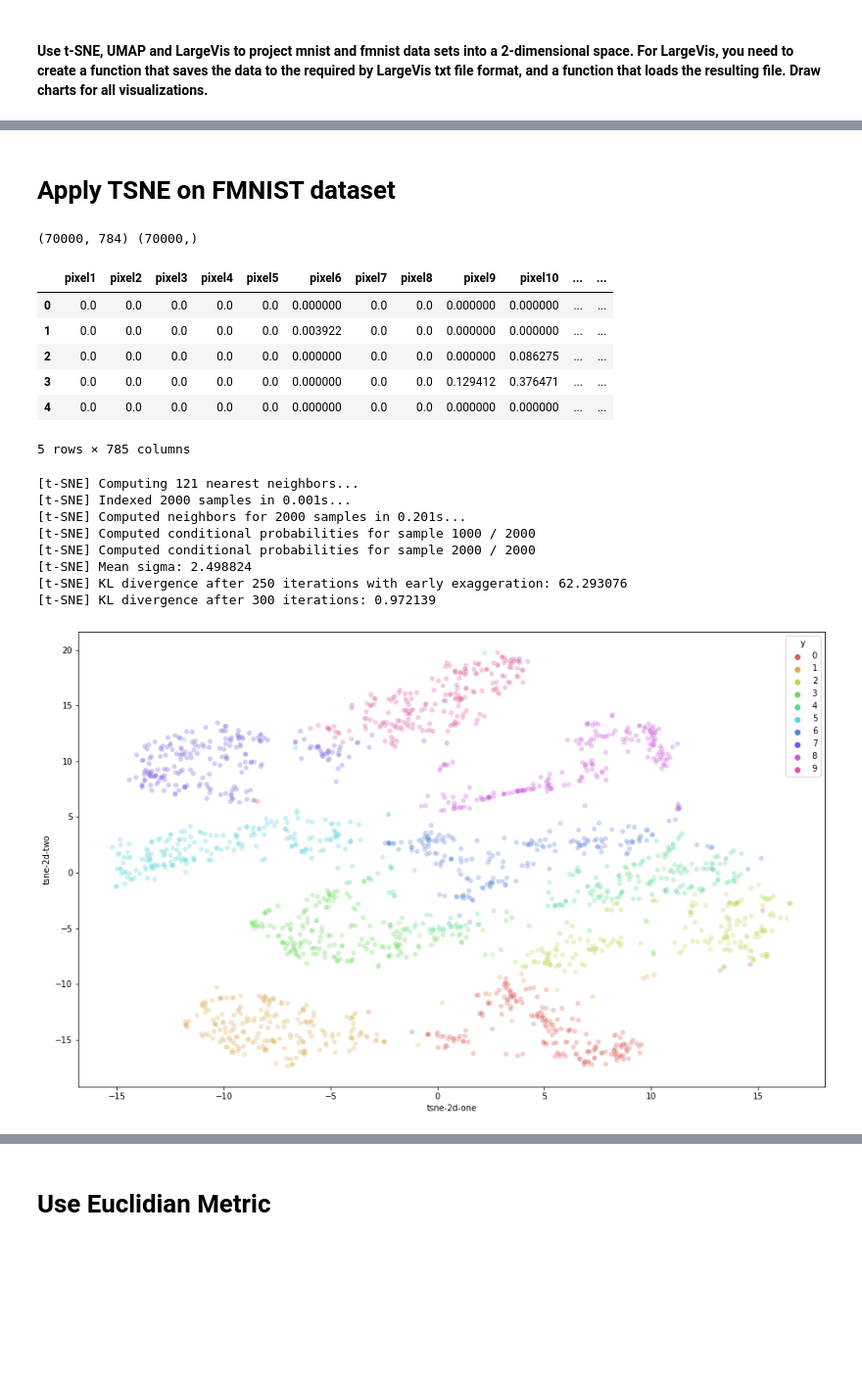
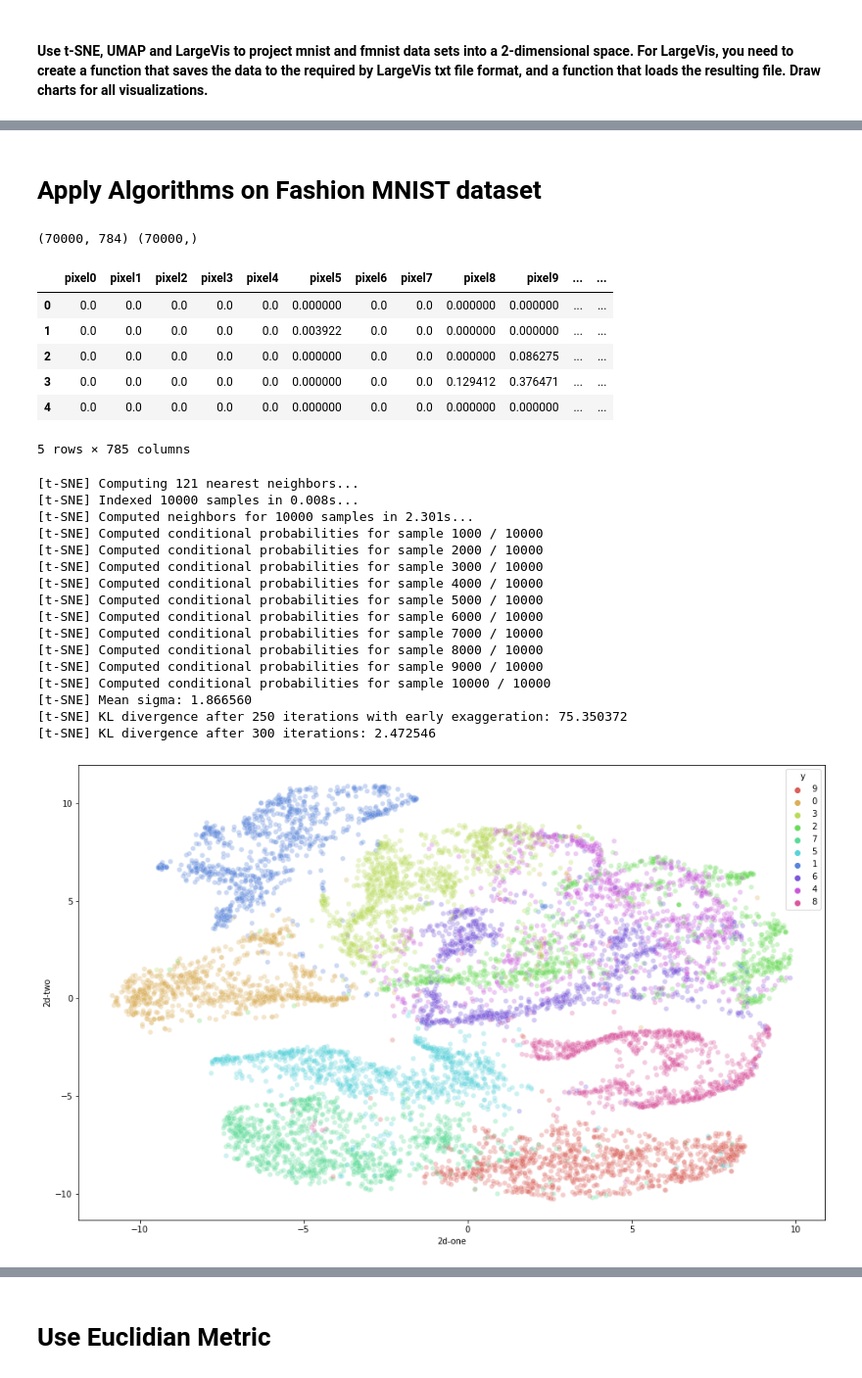
Before and after one commit to matt628/visualizing-big-datasets, a Jupyter notebook: lab3/lab3.ipynb, the cells around one changed output, grey strips where cells are left out. Shown at 98% size. Drawn from its saved outputs; the diff is of its cells as text; code cells hidden in the pictures; blank space fills up the shorter version.

```diff
--- a/lab3/lab3.ipynb
+++ b/lab3/lab3.ipynb
@@ -62,10 +65,23 @@ plt.show()
 # %%
-def dataset_to_df(dataset, amount=2000):
+def dataset_to_df(dataset, amount=10000):
     X = dataset.data / 255.0
     y = dataset.target
     print(X.shape, y.shape)
-    feat_cols = [ 'pixel'+str(i) for i in range(1, X.shape[1]) ]
-    df = pd.DataFrame(X[0:amount],columns=feat_cols)
+    feat_cols = ['pixel' + str(i) for i in range(0, X.shape[1])]
+    df = pd.DataFrame(X[0:amount], columns=feat_cols)
     df['y'] = y[0:amount]
-    df['label'] = df['y'].apply(lambda i: str(i))
+    # df['label'] = df['y'].apply(lambda i: str(i))
     return df
+
+
+def visualize_embedding(df, embedding):
+    df['2d-one'] = embedding[:, 0]
+    df['2d-two'] = embedding[:, 1]
+    plt.figure(figsize=(16, 10))
+    sn.scatterplot(
+        x="2d-one", y="2d-two",
+        hue="y",
+        palette=sn.color_palette("hls", 10),
+        data=df,
+        legend="full",
+        alpha=0.3)
@@ -118,13 +152,11 @@ visualize_tsne(mnist_df, tsne_result_mnist)
 # %% [markdown]
-# Apply TSNE on FMNIST dataset
+# Apply Algorithms on Fashion MNIST dataset
-# %%
-fmnist = sklearn.datasets.fetch_openml('Fashion-MNIST')
 # %%
-fmnist_df = dataset_to_df(fmnist)
-fmnist_df.head(5)
+fashion_mnist_df = dataset_to_df(fmnist)
+fashion_mnist_df.head(5)
 # %% [output]
 (70000, 784) (70000,)
-|  | pixel1 | pixel2 | pixel3 | pixel4 | pixel5 | pixel6 | pixel7 | pixel8 | pixel9 | pixel10 | ... | ... |
+|  | pixel0 | pixel1 | pixel2 | pixel3 | pixel4 | pixel5 | pixel6 | pixel7 | pixel8 | pixel9 | ... | ... |
 | 0 | 0.0 | 0.0 | 0.0 | 0.0 | 0.0 | 0.000000 | 0.0 | 0.0 | 0.000000 | 0.000000 | ... | ... |
 | 1 | 0.0 | 0.0 | 0.0 | 0.0 | 0.0 | 0.003922 | 0.0 | 0.0 | 0.000000 | 0.000000 | ... | ... |
 | 2 | 0.0 | 0.0 | 0.0 | 0.0 | 0.0 | 0.000000 | 0.0 | 0.0 | 0.000000 | 0.086275 | ... | ... |
@@ -132,15 +164,23 @@ fmnist_df.head(5)
 | 4 | 0.0 | 0.0 | 0.0 | 0.0 | 0.0 | 0.000000 | 0.0 | 0.0 | 0.000000 | 0.000000 | ... | ... |
 5 rows × 785 columns
 # %%
-tsne_result_fmnist = execute_tsne(fmnist_df)
-visualize_tsne(fmnist_df, tsne_result_fmnist)
+tsne_result_fmnist = execute_tsne(fashion_mnist_df)
+visualize_embedding(fashion_mnist_df, tsne_result_fmnist)
 # %% [output]
 [t-SNE] Computing 121 nearest neighbors...
-[t-SNE] Indexed 2000 samples in 0.001s...
-[t-SNE] Computed neighbors for 2000 samples in 0.201s...
-[t-SNE] Computed conditional probabilities for sample 1000 / 2000
-[t-SNE] Computed conditional probabilities for sample 2000 / 2000
-[t-SNE] Mean sigma: 2.498824
-[t-SNE] KL divergence after 250 iterations with early exaggeration: 62.293076
-[t-SNE] KL divergence after 300 iterations: 0.972139
+[t-SNE] Indexed 10000 samples in 0.008s...
+[t-SNE] Computed neighbors for 10000 samples in 2.301s...
+[t-SNE] Computed conditional probabilities for sample 1000 / 10000
+[t-SNE] Computed conditional probabilities for sample 2000 / 10000
+[t-SNE] Computed conditional probabilities for sample 3000 / 10000
+[t-SNE] Computed conditional probabilities for sample 4000 / 10000
+[t-SNE] Computed conditional probabilities for sample 5000 / 10000
+[t-SNE] Computed conditional probabilities for sample 6000 / 10000
+[t-SNE] Computed conditional probabilities for sample 7000 / 10000
+[t-SNE] Computed conditional probabilities for sample 8000 / 10000
+[t-SNE] Computed conditional probabilities for sample 9000 / 10000
+[t-SNE] Computed conditional probabilities for sample 10000 / 10000
+[t-SNE] Mean sigma: 1.866560
+[t-SNE] KL divergence after 250 iterations with early exaggeration: 75.350372
+[t-SNE] KL divergence after 300 iterations: 2.472546
-[figure, old version]
+[figure, new version]
```
Also changed, not shown: parts of 29 cells of this notebook.
